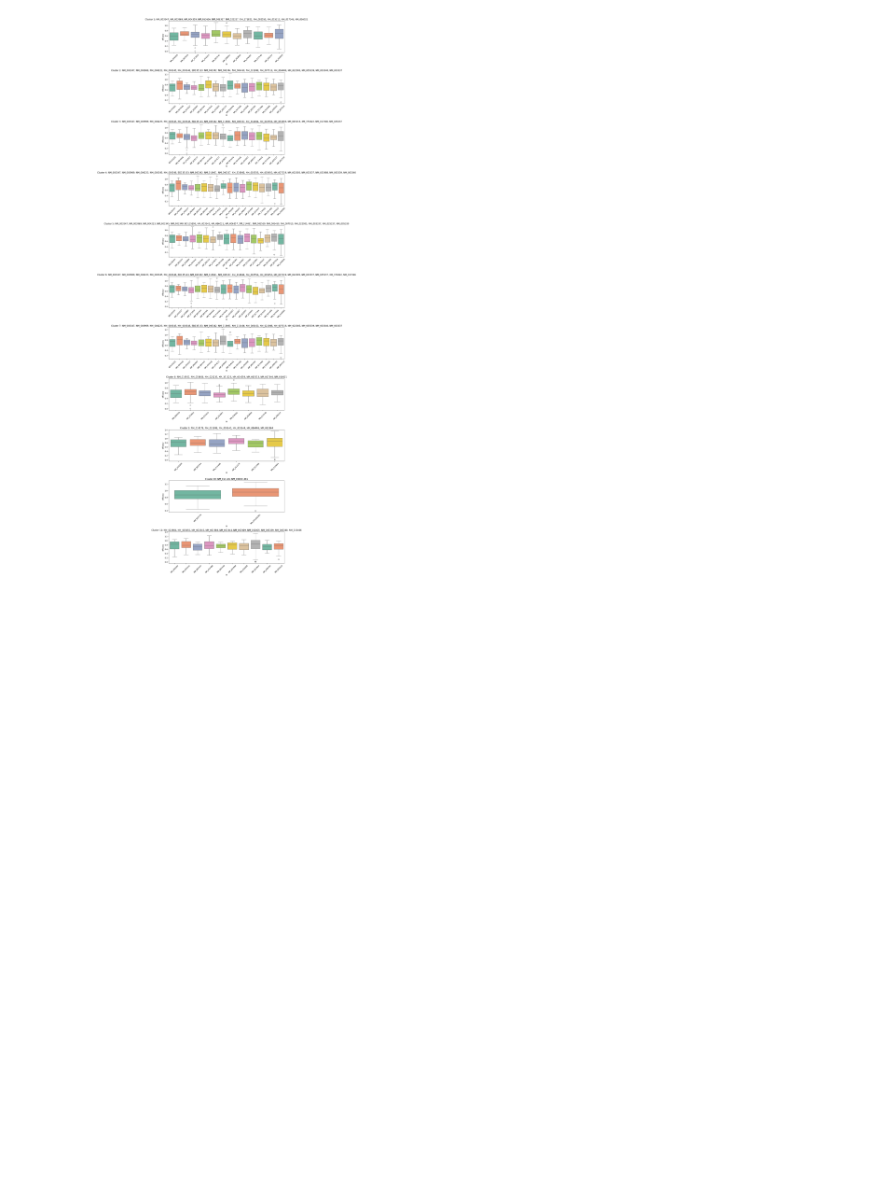
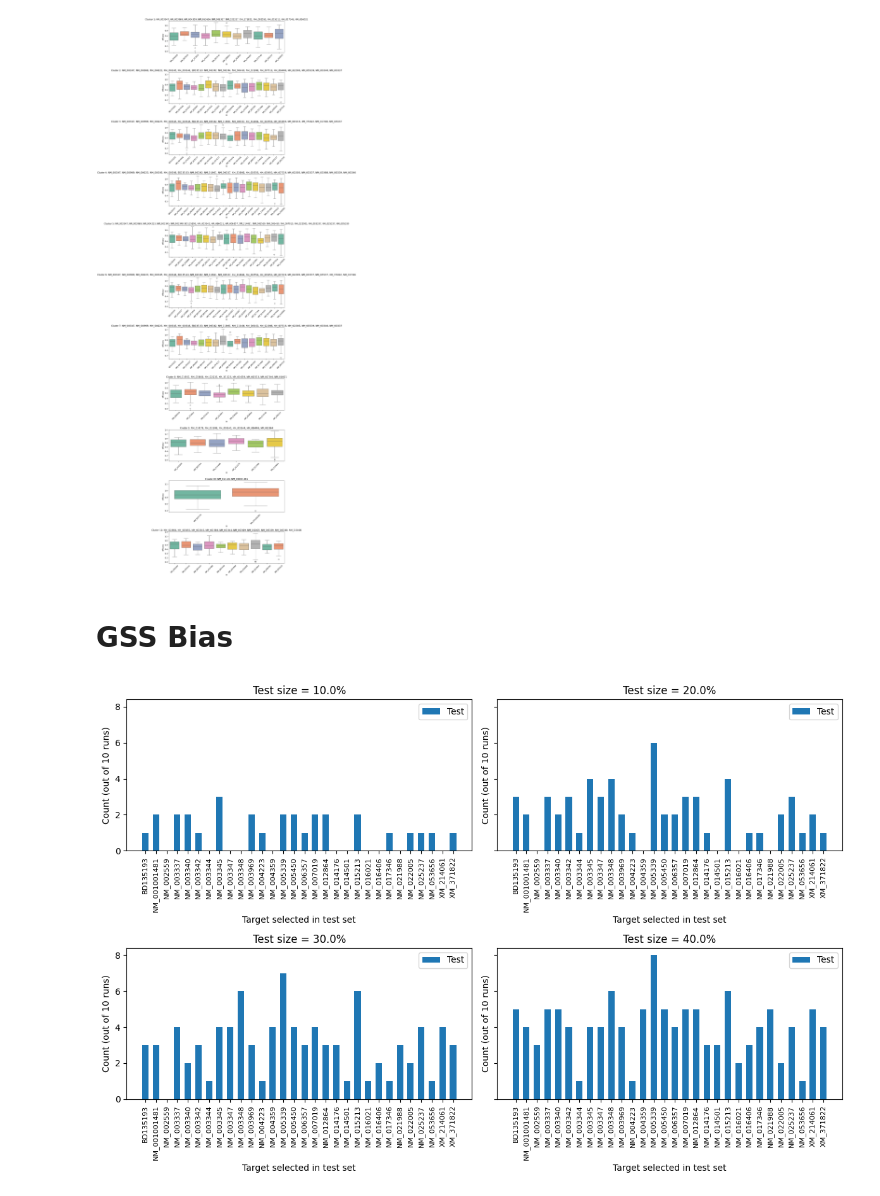
Before and after one commit to apkrfi/unMod-siRNA-Pred, a Jupyter notebook: Check_Performance.ipynb, the cells around one changed output. Saved outputs shown, nothing was run; the diff lists cells and outputs as text; code cells hidden in the pictures; blank space fills up the shorter version.

Commit message:
iid test and holdout tests

```diff
--- a/Check_Performance.ipynb
+++ b/Check_Performance.ipynb
@@ -161,7 +161,7 @@ plt.savefig('LGR_ZCURVE_PR.png',dpi=300)
 # Sliding Window
 # %%
 rows=[]
-
+outpath='sliding_outfolder/'
 for filename in ['zcurve_'+str(i)+'.json' for i in range(0,21)]:
     if filename.endswith(".json"):  # process only JSON files
         filepath = os.path.join(outpath, filename)
@@ -390,3 +402,54 @@ Passing `palette` without assigning `hue` is deprecated and will be removed in v
 
   sns.boxplot(x="B", y="efficacy", data=cluster_data, ax=axes[i], palette="Set2")
 [figure]
+# %% [markdown]
+# GSS Bias
+# %%
+from sklearn.model_selection import GroupShuffleSplit
+
+data=pd.read_csv(datapath)
+huesken_index=data.index[data['sources']=='Huesken'].tolist()
+data=data.loc[huesken_index]
+
+X = data['A']
+y = data['Label']
+groups = data['B']
+
+# Test sizes to explore
+test_sizes = [0.1, 0.2, 0.3, 0.4]
+
+# Dictionary of dictionaries to store test counts for each test size
+test_results = {}
+
+fig, axes = plt.subplots(2, 2, figsize=(12, 8), sharey=True)
+axes = axes.flatten()
+
+for i, test_size in enumerate(test_sizes):
+    gss = GroupShuffleSplit(n_splits=10, test_size=test_size, random_state=42)
+
+    # Counter for how many times each group is selected into test
+    test_counts = {name: 0 for name in np.unique(groups)}
+
+    # Run the splits
+    for train_idx, test_idx in gss.split(X, y, groups):
+        test_groups = np.unique(groups[test_idx])
+        #print(test_groups)
+        for g in test_groups:
+            test_counts[g] += 1
+
+    test_results[test_size] = test_counts
+
+    axes[i].bar(test_results[test_size].keys(),test_results[test_size].values(), width=0.6, label='Test')
+
+    axes[i].set_xlabel('Target selected in test set')
+    axes[i].set_ylabel('Count (out of 10 runs)')
+    axes[i].set_title(f'Test size = {test_size*100}%')
+    axes[i].set_xticklabels(test_results[test_size].keys(), rotation=90,size=8)
+    #axes[i].set_xticklabels([f"g{l}" for l in labels])
+    axes[i].legend()
+
+plt.tight_layout()
+plt.savefig('GSS_bias.png')
+plt.show()
+# %% [output]
+[figure, added]
```
Also changed, not shown: parts of 16 cells of this notebook, 10 other files.
